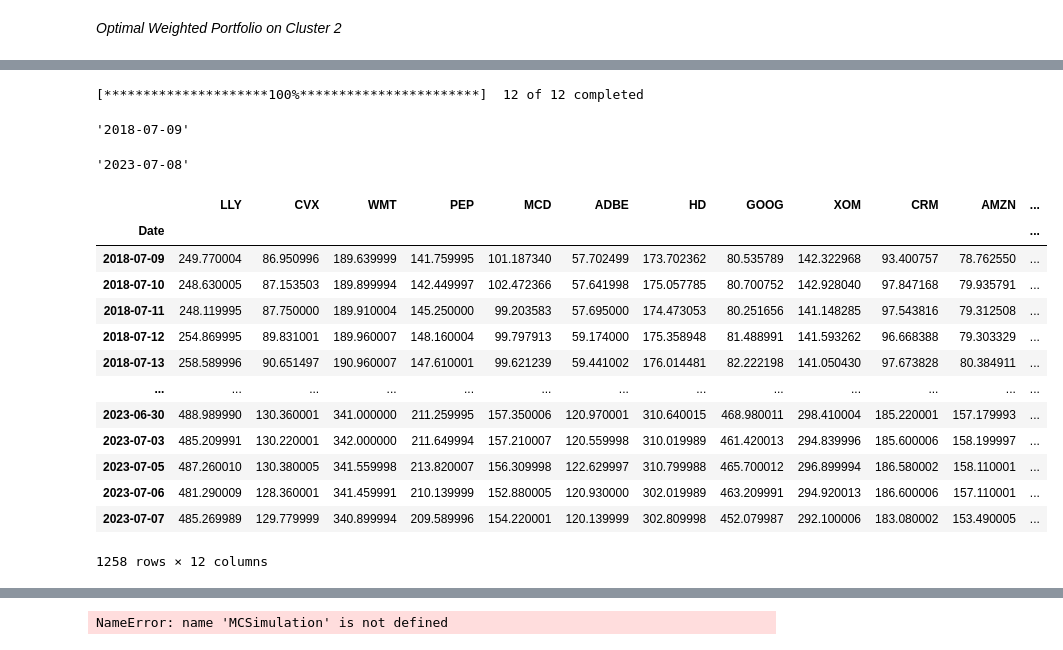
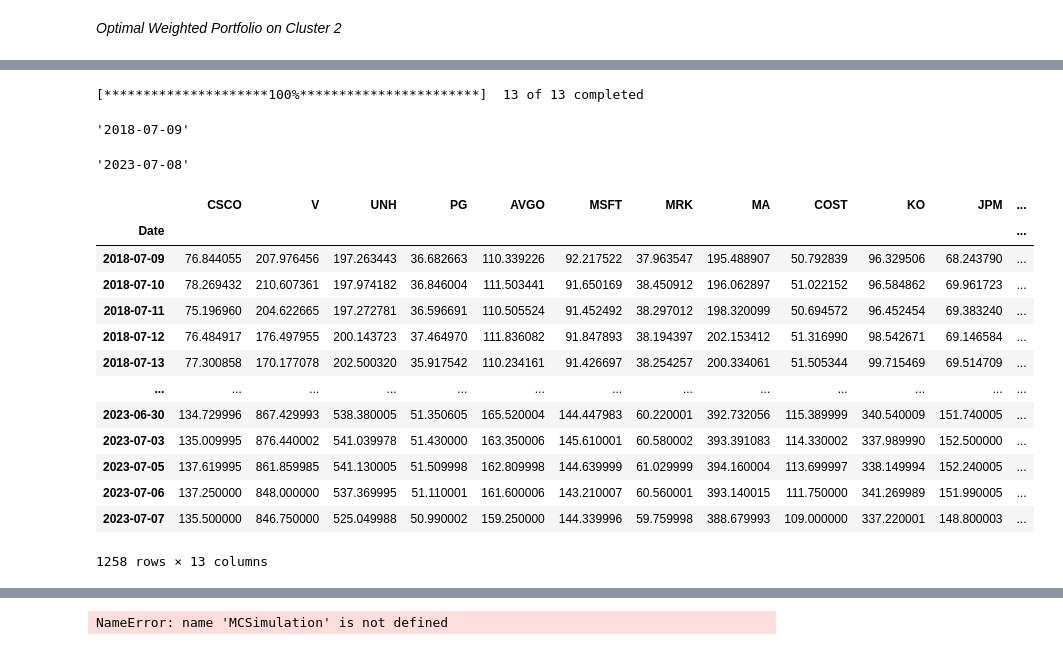
Before and after one commit to ssenhouse/project_2_lex_luthor_advisor, a Jupyter notebook: Asset_Quant_Data.ipynb, the cells around one changed output, grey strips where cells are left out. Saved outputs shown, nothing was run; the diff lists cells and outputs as text; code cells hidden in the pictures.

Commit message:
updated aggregate client data picks portfolio based on porfolio label

```diff
--- a/Asset_Quant_Data.ipynb
+++ b/Asset_Quant_Data.ipynb
@@ -436,4 +431,4 @@ portfolio_segments
 #aggregate_client_score = x['key']
 # %%
 # test score data score Medium risk and medium return
-aggregate_client_score = .54
+aggregate_client_score = 3
@@ -440,13 +437,21 @@ aggregate_client_score = .54
 # %%
-#def get_matching_clusters(aggregate_client_score, portfolio_segments):
-    #if aggregate_client_score < 0.33:
-       # target_label = 'LowRisk-LowReturn'
-   # elif aggregate_client_score > 0.67:
-       # target_label = 'HighRisk-HighReturn'
-   # else:
-      #  target_label = 'MediumRisk-MediumReturn'
+# function that is used to pick a portfolio for the client
+# aggregate client score is then used to determine the
+# 'LowRisk-LowReturn','HighRisk-HighReturn','MediumRisk-MediumReturn' portfolio
 
-    # Filter the dataframe for the target label
-   # matching_cluster = portfolio_model[portfolio_model['cluster_label'] == target_label]
+def get_matching_clusters(aggregate_client_score, portfolio_segments):
+    if aggregate_client_score < 7:
+        target_label = 'LowRisk-LowReturn'
+    elif aggregate_client_score > 14:
+        target_label = 'HighRisk-HighReturn'
+    else:
+        target_label = 'MediumRisk-MediumReturn'
 
-   # return matching_cluster
+#Filter the dataframe for the target label
+    matching_cluster = portfolio_segments[portfolio_segments['cluster_label'] == target_label]
+
+    return matching_cluster
+
+# portfolio selected
+matching_cluster = get_matching_clusters(aggregate_client_score, portfolio_segments)
+matching_cluster
@@ -463,0 +473,5 @@ aggregate_client_score = .54
+# %%
+# creating a list of assets that will be used to build the porfolio
+targeted_cluster_list = []
+targeted_cluster_list = matching_cluster.index.tolist()
+targeted_cluster_list
@@ -488,35 +496,35 @@ assets_in_cluster
 # %%
 today = datetime.date.today()
 start_date = today - datetime.timedelta(days=365*5) #trading days(252) * amount of years to go back
 
 start = start_date.strftime("%Y-%m-%d")
 end = today.strftime("%Y-%m-%d")
 
-cluster_stock_data = yf.download(assets_in_cluster, start = start, end = end)
+cluster_stock_data = yf.download(targeted_cluster_list, start = start, end = end)
 adj_close_prices = cluster_stock_data.loc[:,('Adj Close', slice(None))]
-adj_close_prices.columns = assets_in_cluster
+adj_close_prices.columns = targeted_cluster_list
 
 display(start)
 display(end)
 display(adj_close_prices)
 # %% [output]
-[*********************100%***********************]  12 of 12 completed
+[*********************100%***********************]  13 of 13 completed
 '2018-07-09'
 '2023-07-08'
-|  | LLY | CVX | WMT | PEP | MCD | ADBE | HD | GOOG | XOM | CRM | AMZN | ... |
+|  | CSCO | V | UNH | PG | AVGO | MSFT | MRK | MA | COST | KO | JPM | ... |
 | Date |  |  |  |  |  |  |  |  |  |  |  | ... |
-| 2018-07-09 | 249.770004 | 86.950996 | 189.639999 | 141.759995 | 101.187340 | 57.702499 | 173.702362 | 80.535789 | 142.322968 | 93.400757 | 78.762550 | ... |
-| 2018-07-10 | 248.630005 | 87.153503 | 189.899994 | 142.449997 | 102.472366 | 57.641998 | 175.057785 | 80.700752 | 142.928040 | 97.847168 | 79.935791 | ... |
-| 2018-07-11 | 248.119995 | 87.750000 | 189.910004 | 145.250000 | 99.203583 | 57.695000 | 174.473053 | 80.251656 | 141.148285 | 97.543816 | 79.312508 | ... |
-| 2018-07-12 | 254.869995 | 89.831001 | 189.960007 | 148.160004 | 99.797913 | 59.174000 | 175.358948 | 81.488991 | 141.593262 | 96.668388 | 79.303329 | ... |
-| 2018-07-13 | 258.589996 | 90.651497 | 190.960007 | 147.610001 | 99.621239 | 59.441002 | 176.014481 | 82.222198 | 141.050430 | 97.673828 | 80.384911 | ... |
+| 2018-07-09 | 76.844055 | 207.976456 | 197.263443 | 36.682663 | 110.339226 | 92.217522 | 37.963547 | 195.488907 | 50.792839 | 96.329506 | 68.243790 | ... |
+| 2018-07-10 | 78.269432 | 210.607361 | 197.974182 | 36.846004 | 111.503441 | 91.650169 | 38.450912 | 196.062897 | 51.022152 | 96.584862 | 69.961723 | ... |
+| 2018-07-11 | 75.196960 | 204.622665 | 197.272781 | 36.596691 | 110.505524 | 91.452492 | 38.297012 | 198.320099 | 50.694572 | 96.452454 | 69.383240 | ... |
+| 2018-07-12 | 76.484917 | 176.497955 | 200.143723 | 37.464970 | 111.836082 | 91.847893 | 38.194397 | 202.153412 | 51.316990 | 98.542671 | 69.146584 | ... |
+| 2018-07-13 | 77.300858 | 170.177078 | 202.500320 | 35.917542 | 110.234161 | 91.426697 | 38.254257 | 200.334061 | 51.505344 | 99.715469 | 69.514709 | ... |
 | ... | ... | ... | ... | ... | ... | ... | ... | ... | ... | ... | ... | ... |
-| 2023-06-30 | 488.989990 | 130.360001 | 341.000000 | 211.259995 | 157.350006 | 120.970001 | 310.640015 | 468.980011 | 298.410004 | 185.220001 | 157.179993 | ... |
-| 2023-07-03 | 485.209991 | 130.220001 | 342.000000 | 211.649994 | 157.210007 | 120.559998 | 310.019989 | 461.420013 | 294.839996 | 185.600006 | 158.199997 | ... |
-| 2023-07-05 | 487.260010 | 130.380005 | 341.559998 | 213.820007 | 156.309998 | 122.629997 | 310.799988 | 465.700012 | 296.899994 | 186.580002 | 158.110001 | ... |
-| 2023-07-06 | 481.290009 | 128.360001 | 341.459991 | 210.139999 | 152.880005 | 120.930000 | 302.019989 | 463.209991 | 294.920013 | 186.600006 | 157.110001 | ... |
-| 2023-07-07 | 485.269989 | 129.779999 | 340.899994 | 209.589996 | 154.220001 | 120.139999 | 302.809998 | 452.079987 | 292.100006 | 183.080002 | 153.490005 | ... |
+| 2023-06-30 | 134.729996 | 867.429993 | 538.380005 | 51.350605 | 165.520004 | 144.447983 | 60.220001 | 392.732056 | 115.389999 | 340.540009 | 151.740005 | ... |
+| 2023-07-03 | 135.009995 | 876.440002 | 541.039978 | 51.430000 | 163.350006 | 145.610001 | 60.580002 | 393.391083 | 114.330002 | 337.989990 | 152.500000 | ... |
+| 2023-07-05 | 137.619995 | 861.859985 | 541.130005 | 51.509998 | 162.809998 | 144.639999 | 61.029999 | 394.160004 | 113.699997 | 338.149994 | 152.240005 | ... |
+| 2023-07-06 | 137.250000 | 848.000000 | 537.369995 | 51.110001 | 161.600006 | 143.210007 | 60.560001 | 393.140015 | 111.750000 | 341.269989 | 151.990005 | ... |
+| 2023-07-07 | 135.500000 | 846.750000 | 525.049988 | 50.990002 | 159.250000 | 144.339996 | 59.759998 | 388.679993 | 109.000000 | 337.220001 | 148.800003 | ... |
-1258 rows × 12 columns
+1258 rows × 13 columns
 # %%
 mu = mean_historical_return(adj_close_prices)
 S = CovarianceShrinkage(adj_close_prices).ledoit_wolf()
```
Also changed, not shown: parts of 27 cells of this notebook.
